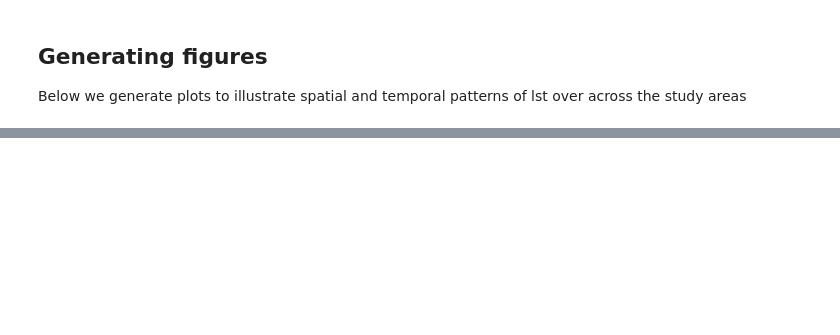
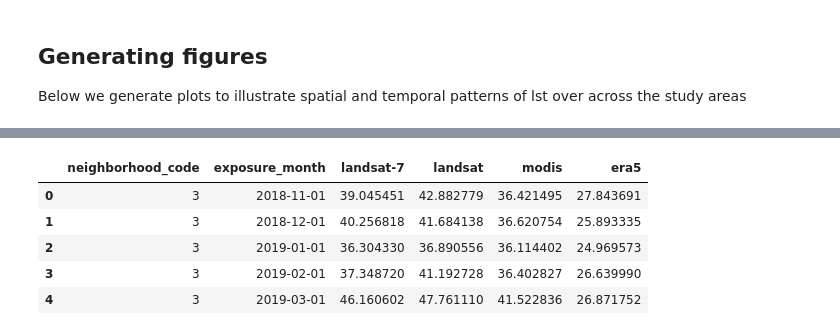
Before and after one commit to MSU-PALs/precisehealthgeo, a Jupyter notebook: Monthly Exposures by neighborhood.ipynb, the cells around one changed output, grey strips where cells are left out. Drawn from its saved outputs; the diff is of its cells as text; code cells hidden in the pictures; blank space fills up the shorter version.

```diff
--- a/Monthly Exposures by neighborhood.ipynb
+++ b/Monthly Exposures by neighborhood.ipynb
@@ -307,0 +423,11 @@ Mounted at /content/drive
+# %%
+monthly=pd.read_csv(r'./outputs/gambia.csv')
+# monthly['exposure_month']=pd.to_datetime(monthly['exposure_month'])
+monthly.head()
+# %% [output]
+|  | neighborhood_code | exposure_month | landsat-7 | landsat | modis | era5 |
+| 0 | 3 | 2018-11-01 | 39.045451 | 42.882779 | 36.421495 | 27.843691 |
+| 1 | 3 | 2018-12-01 | 40.256818 | 41.684138 | 36.620754 | 25.893335 |
+| 2 | 3 | 2019-01-01 | 36.304330 | 36.890556 | 36.114402 | 24.969573 |
+| 3 | 3 | 2019-02-01 | 37.348720 | 41.192728 | 36.402827 | 26.639990 |
+| 4 | 3 | 2019-03-01 | 46.160602 | 47.761110 | 41.522836 | 26.871752 |
```
Also changed, not shown: parts of 26 cells of this notebook, 1 other file.
